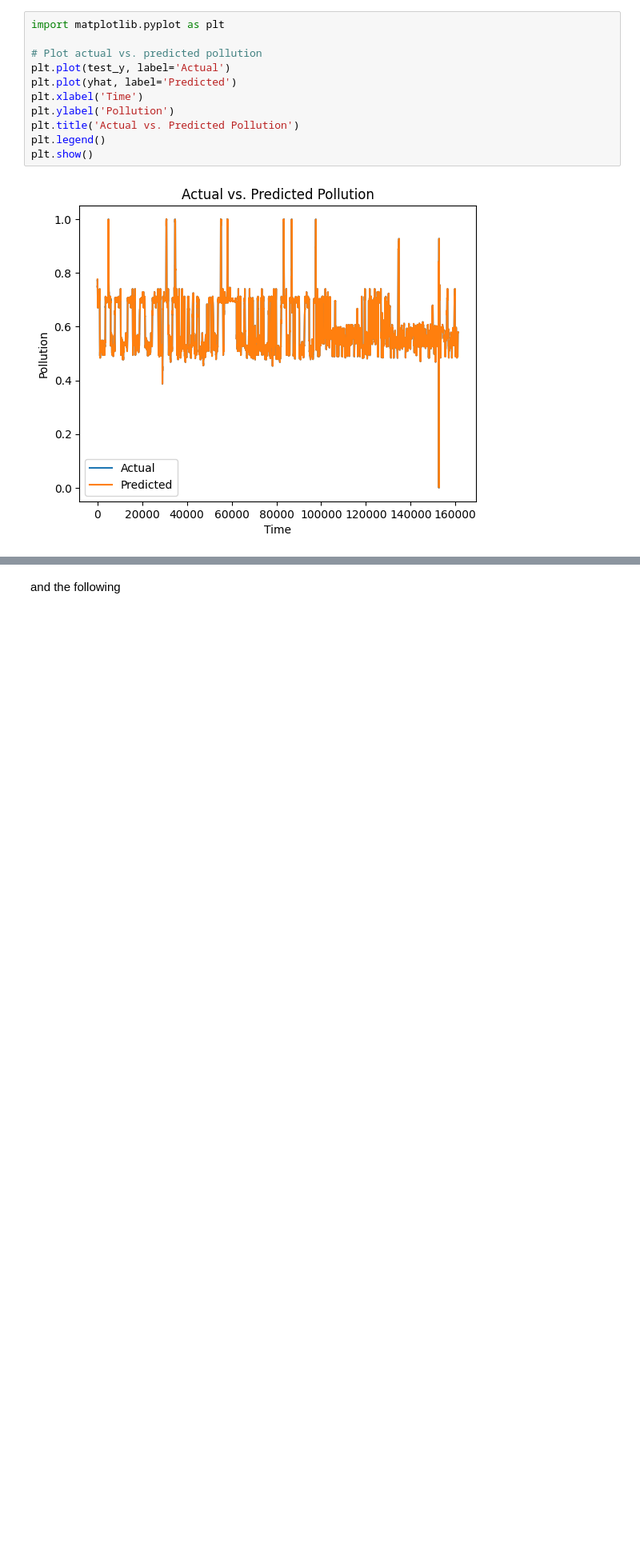
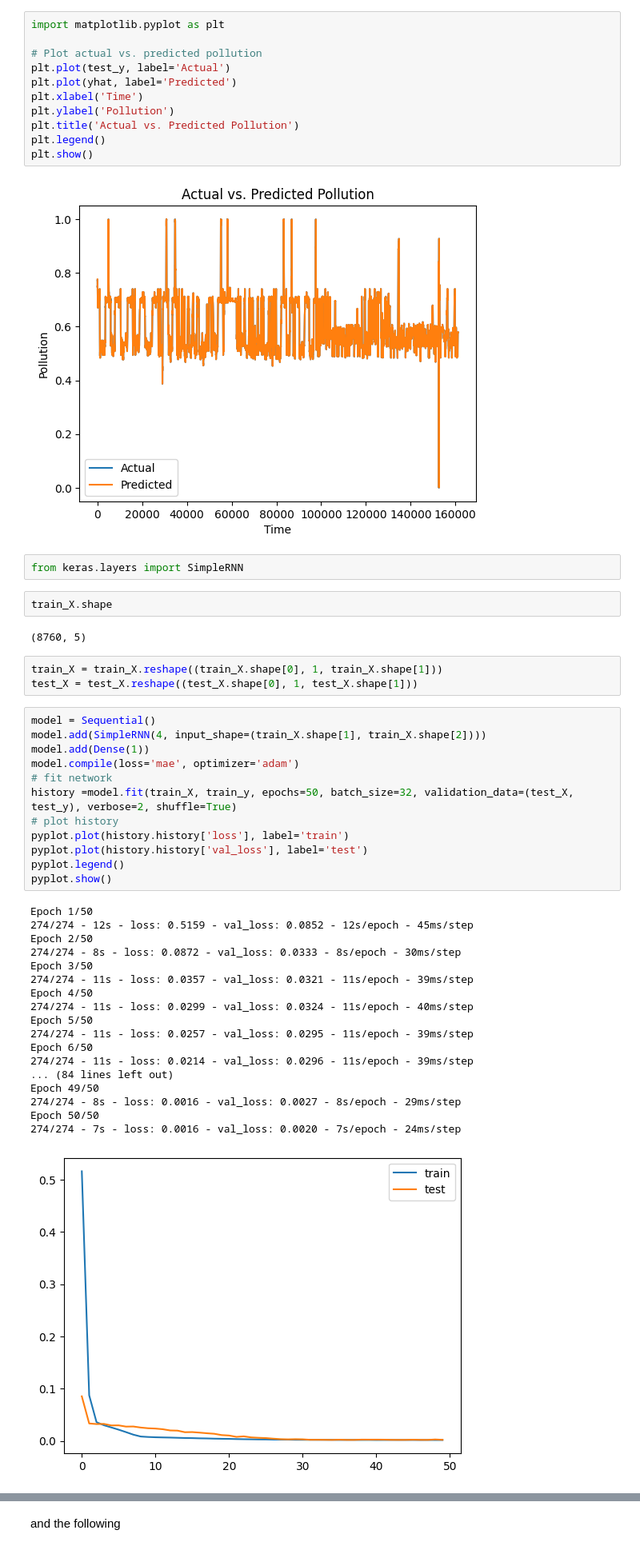
Before and after one commit to Dr-Isam-ALJAWARNEH/ds-project-lstm-forecasting, a Jupyter notebook: code/Project01_LSTM.ipynb, the cells around one changed output, grey strips where cells are left out. Shown at 80% size. Drawn from its saved outputs; the diff is of its cells as text; blank space fills up the shorter version.

Commit message:
RNN-model
Trained rnn model, calculated and displayed rmse.

```diff
--- a/code/Project01_LSTM.ipynb
+++ b/code/Project01_LSTM.ipynb
@@ -810,3 +810,43 @@ plt.legend()
 plt.show()
 # %% [output]
 [figure]
+# %%
+from keras.layers import SimpleRNN
+# %%
+train_X.shape
+# %% [output]
+(8760, 5)
+# %%
+train_X = train_X.reshape((train_X.shape[0], 1, train_X.shape[1]))
+test_X = test_X.reshape((test_X.shape[0], 1, test_X.shape[1]))
+# %%
+model = Sequential()
+model.add(SimpleRNN(4, input_shape=(train_X.shape[1], train_X.shape[2])))
+model.add(Dense(1))
+model.compile(loss='mae', optimizer='adam')
+# fit network
+history =model.fit(train_X, train_y, epochs=50, batch_size=32, validation_data=(test_X, test_y), verbose=2, shuffle=True)
+# plot history
+pyplot.plot(history.history['loss'], label='train')
+pyplot.plot(history.history['val_loss'], label='test')
+pyplot.legend()
+pyplot.show()
+# %% [output]
+Epoch 1/50
+274/274 - 12s - loss: 0.5159 - val_loss: 0.0852 - 12s/epoch - 45ms/step
+Epoch 2/50
+274/274 - 8s - loss: 0.0872 - val_loss: 0.0333 - 8s/epoch - 30ms/step
+Epoch 3/50
+274/274 - 11s - loss: 0.0357 - val_loss: 0.0321 - 11s/epoch - 39ms/step
+Epoch 4/50
+274/274 - 11s - loss: 0.0299 - val_loss: 0.0324 - 11s/epoch - 40ms/step
+Epoch 5/50
+274/274 - 11s - loss: 0.0257 - val_loss: 0.0295 - 11s/epoch - 39ms/step
+Epoch 6/50
+274/274 - 11s - loss: 0.0214 - val_loss: 0.0296 - 11s/epoch - 39ms/step
+... (84 lines left out)
+Epoch 49/50
+274/274 - 8s - loss: 0.0016 - val_loss: 0.0027 - 8s/epoch - 29ms/step
+Epoch 50/50
+274/274 - 7s - loss: 0.0016 - val_loss: 0.0020 - 7s/epoch - 24ms/step
+[figure, added]
```
Also changed, not shown: parts of 2 cells of this notebook.
